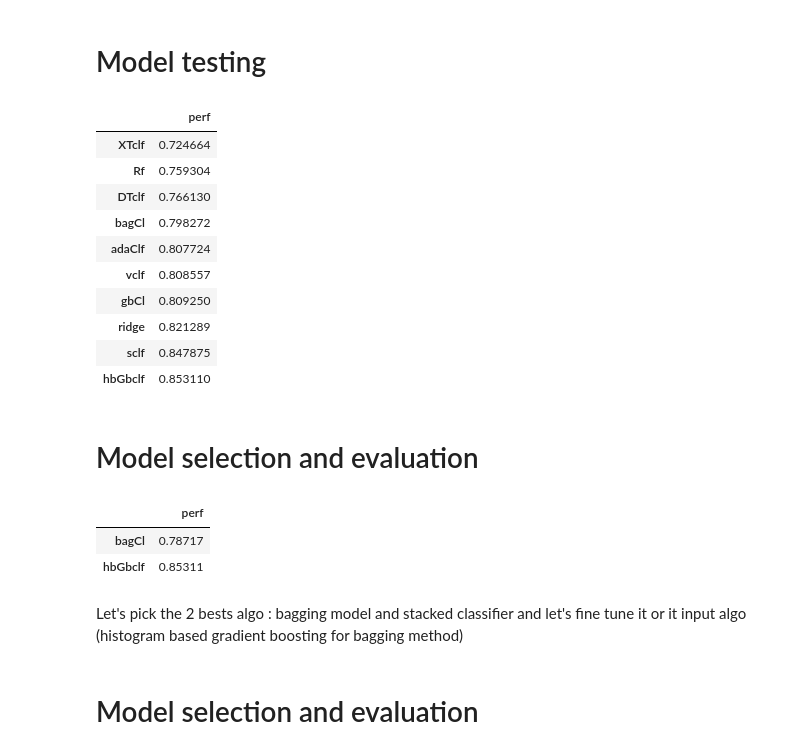
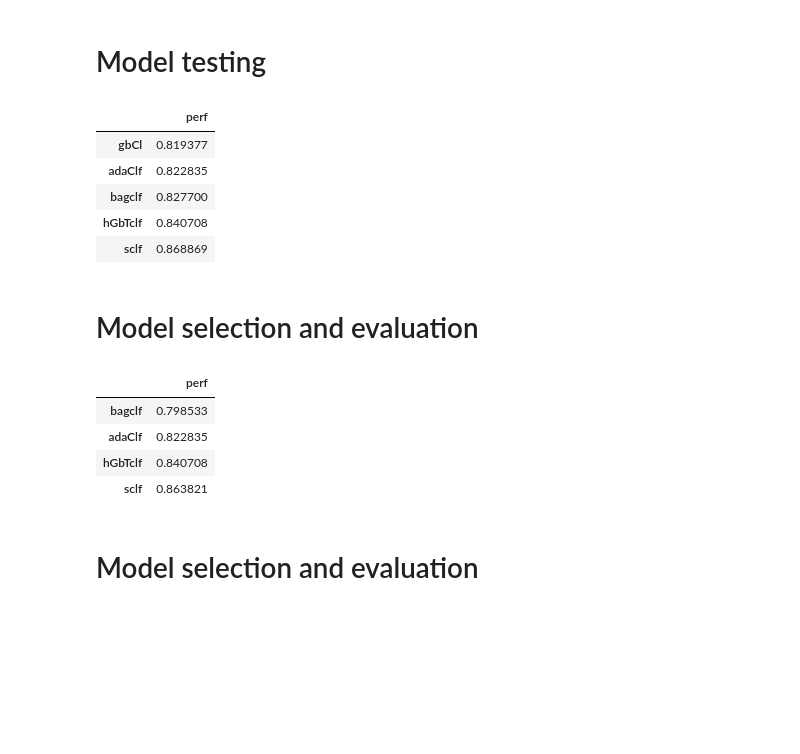
Before and after one commit to phenixMaster/ICR, a Jupyter notebook: icr-analysis-python.ipynb, the cells around one changed output. Cells and saved outputs as stored; diff of their text form; code cells hidden in the pictures; blank space fills up the shorter version.

```diff
--- a/icr-analysis-python.ipynb
+++ b/icr-analysis-python.ipynb
@@ -190,7 +190,7 @@ bagCl = BaggingClassifier(HistGradientBoostingClassifier())
 # %%
 from sklearn.ensemble import AdaBoostClassifier
 
-adaClf = AdaBoostClassifier(n_estimators=1000)
+adaclf = AdaBoostClassifier(n_estimators=1000)
 # %%
 # gradient boosting classifier
 from sklearn.ensemble import GradientBoostingClassifier
@@ -213,26 +214,41 @@ vclf = VotingClassifier(estimators = estimators ,
 # stacked classifier
 estimators = estimators
 sclf = StackingClassifier(
-     estimators=estimators, final_estimator=LogisticRegression()
+     estimators=estimators,
+    #final_estimator=LogisticRegression(),
+    final_estimator = RandomForestClassifier()
  )
+# %%
+#MLP Classifier
+from sklearn.neural_network import MLPClassifier
+MLPclf = make_pipeline(StandardScaler(),
+                            MLPClassifier(solver='lbfgs',
+                                          alpha=1e-5,
+                                          hidden_layer_sizes=(5, 2),
+                                          random_state=1,
+                                          max_iter=1000
+                                         )
+                      )
 # %%
 # model dictionary
 model_dict = {#"regClf": regClf,
-              "ridge": ridgeClf,
+              #"ridge": ridgeclf,
              # "ridgeCV": ridgeCV,
     # average meodels
               "Rf": Rf,
               "DTclf": DTclf,
               "XTclf": XTclf,
-              "bagCl": bagCl,
+              "bagclf": bagclf,
     # boosting models
-             "adaClf": adaClf,
+             "adaClf": adaclf,
             "gbCl": gbclf ,
-            "hbGbclf" : hbGbclf,
+            "hGbTclf" : hGbTclf,
     # voting classifier
             "vclf" : vclf,
     # stacked (generalization ) classifier
-            "sclf" : sclf
+            "sclf" : sclf,
+    # MultiLayers Perceptron
+    "MLPclf": MLPclf
         }
 # %%
 # function to fit models
@@ -252,22 +268,18 @@ def fitModel(model_dict:dict,train_data,y_train,cv: int):
 # %%
 # import pipeline
 from sklearn import preprocessing
 from sklearn.pipeline import make_pipeline
 
 # evaluate models
-perf = fitModel(model_dict=model_dict,train_data = train0[num_var],y_train = train0["Class"],cv = 5)
-perf
+perf = fitModel(model_dict=model_dict,train_data = train0[num_var],y_train = train0["Class"],cv = 10)
+#perf[:1]
+perf.iloc[-5:]
 # %% [output]
 |  | perf |
-| XTclf | 0.724664 |
-| Rf | 0.759304 |
-| DTclf | 0.766130 |
-| bagCl | 0.798272 |
-| adaClf | 0.807724 |
-| vclf | 0.808557 |
-| gbCl | 0.809250 |
-| ridge | 0.821289 |
-| sclf | 0.847875 |
-| hbGbclf | 0.853110 |
+| gbCl | 0.819377 |
+| adaClf | 0.822835 |
+| bagclf | 0.827700 |
+| hGbTclf | 0.840708 |
+| sclf | 0.868869 |
 # %% [markdown]
 # Model selection and evaluation
@@ -280,12 +290,12 @@ model_dict2 = {"hbGbclf": hbGbclf,"bagCl" : bagCl }
 # %%
-perf2 = fitModel(model_dict = model_dict2,train_data = train0[num_var],y_train = train0["Class"],cv=5)
+perf2 = fitModel(model_dict = model_dict2,train_data = train0[num_var],y_train = train0["Class"],cv=10)
 perf2
 # %% [output]
 |  | perf |
-| bagCl | 0.78717 |
-| hbGbclf | 0.85311 |
+| bagclf | 0.798533 |
+| adaClf | 0.822835 |
+| hGbTclf | 0.840708 |
+| sclf | 0.863821 |
-# %% [markdown]
-Let's pick the 2 bests algo : bagging model and stacked classifier and let's fine tune it or it input algo (histogram based gradient boosting for bagging method)
 # %% [markdown]
 # Model selection and evaluation
 # %% [markdown]
```
Also changed, not shown: parts of 22 cells of this notebook.
